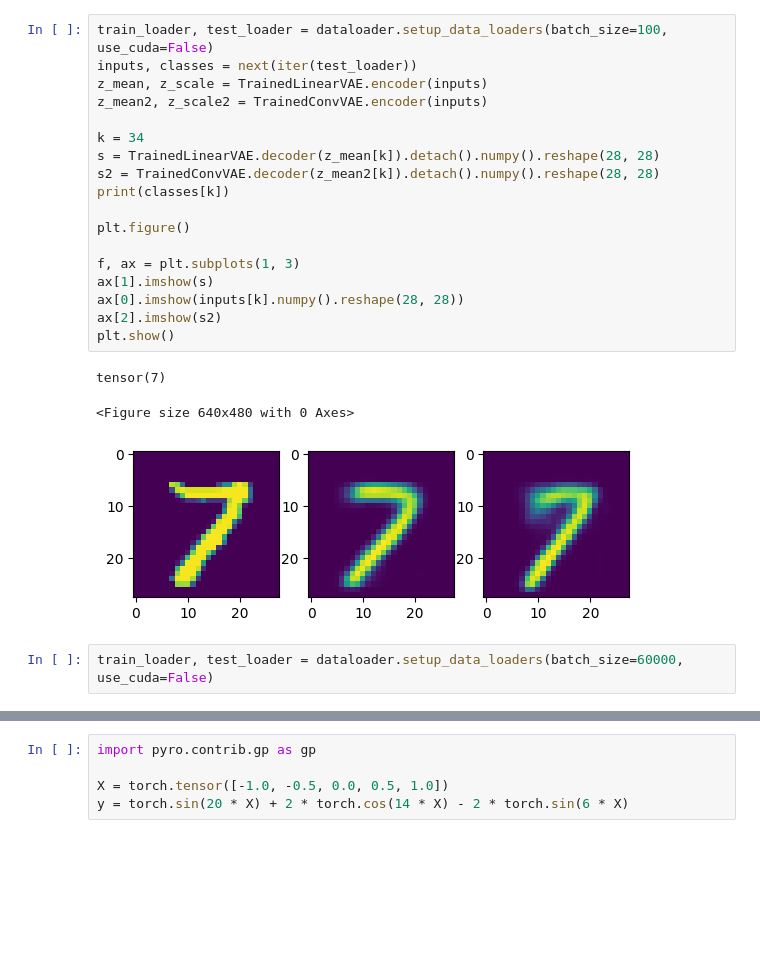
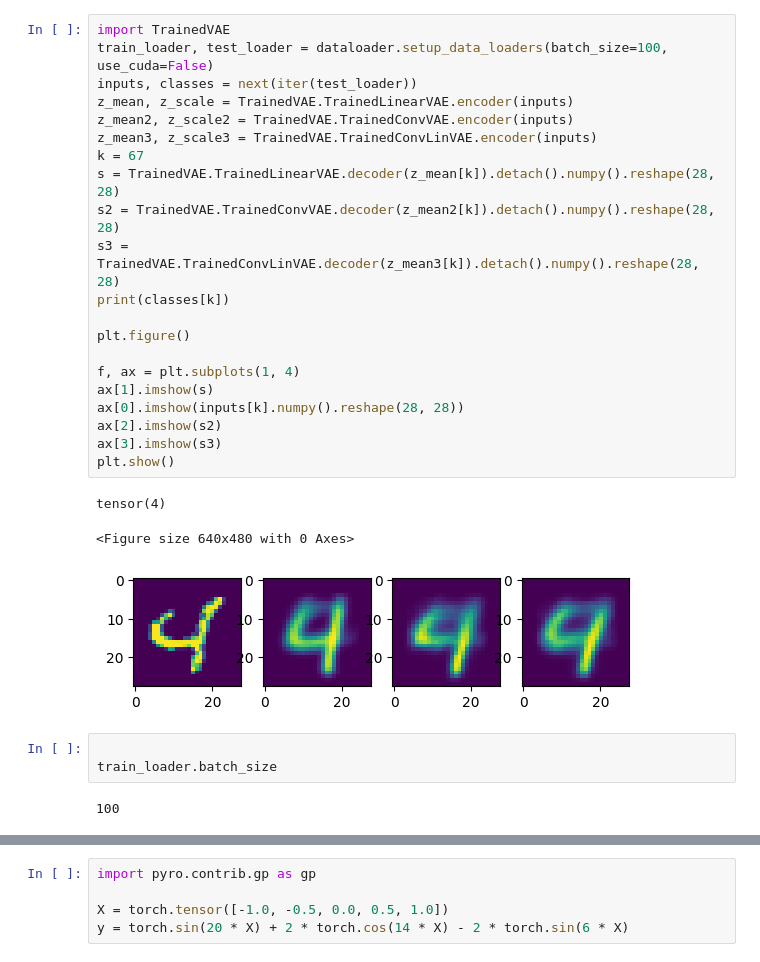
Before and after one commit to stojl/pml_exam, a Jupyter notebook: main.ipynb, the cells around one changed output, grey strips where cells are left out. Saved outputs shown, nothing was run; the diff lists cells and outputs as text; blank space fills up the shorter version.

```diff
--- a/main.ipynb
+++ b/main.ipynb
@@ -55,27 +61,33 @@ import matplotlib.pyplot as plt
 # %%
+import TrainedVAE
 train_loader, test_loader = dataloader.setup_data_loaders(batch_size=100, use_cuda=False)
 inputs, classes = next(iter(test_loader))
-z_mean, z_scale = TrainedLinearVAE.encoder(inputs)
-z_mean2, z_scale2 = TrainedConvVAE.encoder(inputs)
-
-k = 34
-s = TrainedLinearVAE.decoder(z_mean[k]).detach().numpy().reshape(28, 28)
-s2 = TrainedConvVAE.decoder(z_mean2[k]).detach().numpy().reshape(28, 28)
+z_mean, z_scale = TrainedVAE.TrainedLinearVAE.encoder(inputs)
+z_mean2, z_scale2 = TrainedVAE.TrainedConvVAE.encoder(inputs)
+z_mean3, z_scale3 = TrainedVAE.TrainedConvLinVAE.encoder(inputs)
+k = 67
+s = TrainedVAE.TrainedLinearVAE.decoder(z_mean[k]).detach().numpy().reshape(28, 28)
+s2 = TrainedVAE.TrainedConvVAE.decoder(z_mean2[k]).detach().numpy().reshape(28, 28)
+s3 = TrainedVAE.TrainedConvLinVAE.decoder(z_mean3[k]).detach().numpy().reshape(28, 28)
 print(classes[k])
 
 plt.figure()
 
-f, ax = plt.subplots(1, 3)
+f, ax = plt.subplots(1, 4)
 ax[1].imshow(s)
 ax[0].imshow(inputs[k].numpy().reshape(28, 28))
 ax[2].imshow(s2)
+ax[3].imshow(s3)
 plt.show()
 # %% [output]
-tensor(7)
+tensor(4)
 <Figure size 640x480 with 0 Axes>
-[figure, old version]
+[figure, new version]
-# %%
-train_loader, test_loader = dataloader.setup_data_loaders(batch_size=60000, use_cuda=False)
+# %%
+
+train_loader.batch_size
+# %% [output]
+100
 # %%
 import seaborn as sns
 import TrainedVAE
```
Also changed, not shown: parts of 5 cells of this notebook, 2 other files.
